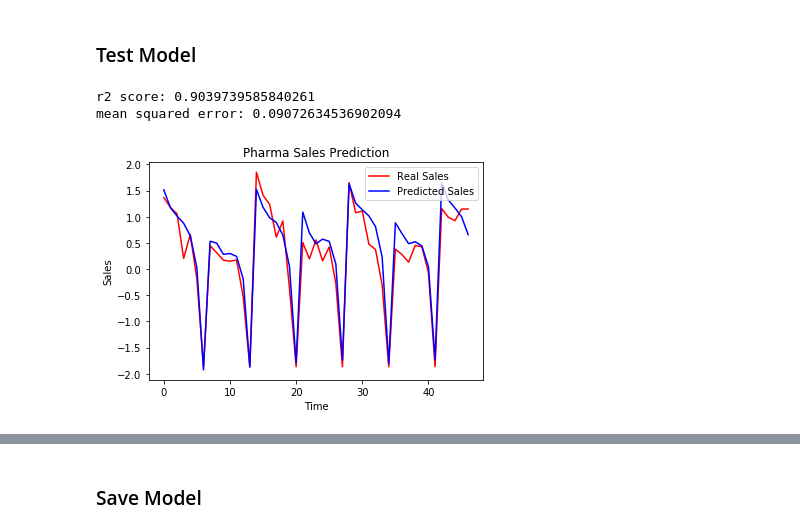
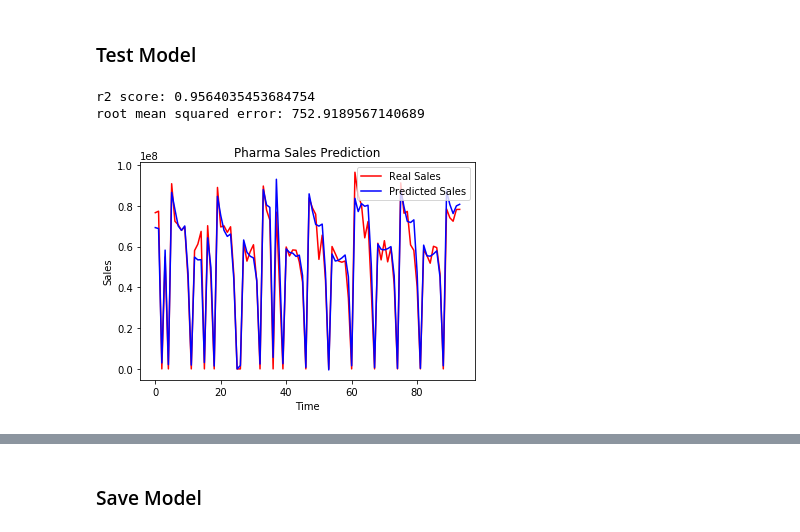
Before and after one commit to mozartofmath/PharmaSalesPrediction, a Jupyter notebook: notebooks/DeepLearning.ipynb, the cells around one changed output, grey strips where cells are left out. Drawn from its saved outputs; the diff is of its cells as text; code cells hidden in the pictures.

```diff
--- a/notebooks/DeepLearning.ipynb
+++ b/notebooks/DeepLearning.ipynb
@@ -121,7 +132,7 @@ X.shape
 # %% [markdown]
 ### Train Test Split
 # %%
-ind = int(len(X)*95/100)
+ind = int(len(X)*90/100)
 X_train, X_test, y_train, y_test = X[:ind], X[ind:], y[:ind], y[ind:]
 X_train.shape, X_test.shape, y_train.shape, y_test.shape
 # %% [output]
@@ -145,0 +142,10 @@ _________________________________________________________________
+# %%
+regressor = Sequential()
+
+regressor.add(LSTM(20, activation = 'sigmoid', return_sequences=True, input_shape = (7, 18)))
+regressor.add(LSTM(10))
+regressor.add(Dense(1))
+
+regressor.compile(optimizer = 'adam', loss = 'mean_squared_error')
+
+regressor.summary()
@@ -146,12 +166,2 @@ _________________________________________________________________
 # %% [markdown]
 ### Train Model
-# %%
-regressor = Sequential()
-
-regressor.add(LSTM(20, activation = 'sigmoid', return_sequences=True, input_shape = (7, 19)))
-regressor.add(LSTM(10))
-regressor.add(Dense(1))
-
-regressor.compile(optimizer = 'adam', loss = 'mean_squared_error')
-
-regressor.fit(X_train, y_train, batch_size = 7, epochs = 30)
@@ -176,0 +168,2 @@ Epoch 30/30
+# %%
+regressor.fit(X_train, y_train, batch_size = 2, epochs = 50)
@@ -179,19 +191,22 @@ Epoch 30/30
 # %%
 
 y_pred = regressor.predict(X_test)
 #predicted_price = sc.inverse_transform(predicted_price)
+y_pred_inv = sc_y.inverse_transform(y_pred)
+y_test_inv = sc_y.inverse_transform(y_test)
 
-print('r2 score:', r2_score(y_test, y_pred))
-print('mean squared error:', mean_squared_error(y_test, y_pred))
 
-plt.plot(y_test, color = 'red', label = 'Real Sales')
-plt.plot(y_pred, color = 'blue', label = 'Predicted Sales')
+print('r2 score:', r2_score(y_test_inv, y_pred_inv))
+print('root mean squared error:', mean_squared_error(y_test_inv, y_pred_inv)**0.5)
+
+plt.plot(sc_y.inverse_transform(y_test_inv), color = 'red', label = 'Real Sales')
+plt.plot(sc_y.inverse_transform(y_pred_inv), color = 'blue', label = 'Predicted Sales')
 plt.title('Pharma Sales Prediction')
 plt.xlabel('Time')
 plt.ylabel('Sales')
 plt.legend()
 plt.show()
 # %% [output]
-r2 score: 0.9039739585840261
-mean squared error: 0.09072634536902094
+r2 score: 0.9564035453684754
+root mean squared error: 752.9189567140689
-[figure, old version]
+[figure, new version]
```
Also changed, not shown: parts of 12 cells of this notebook, 1 other file.
